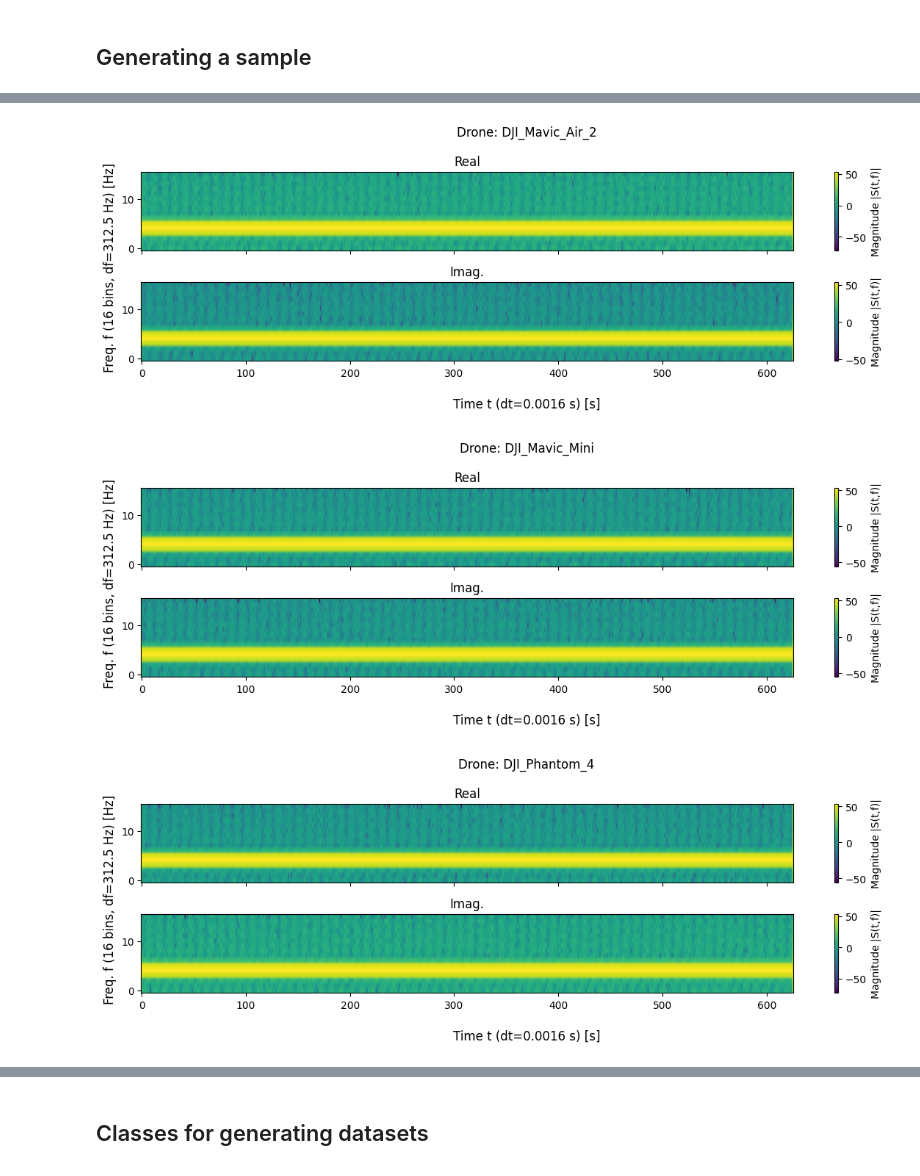
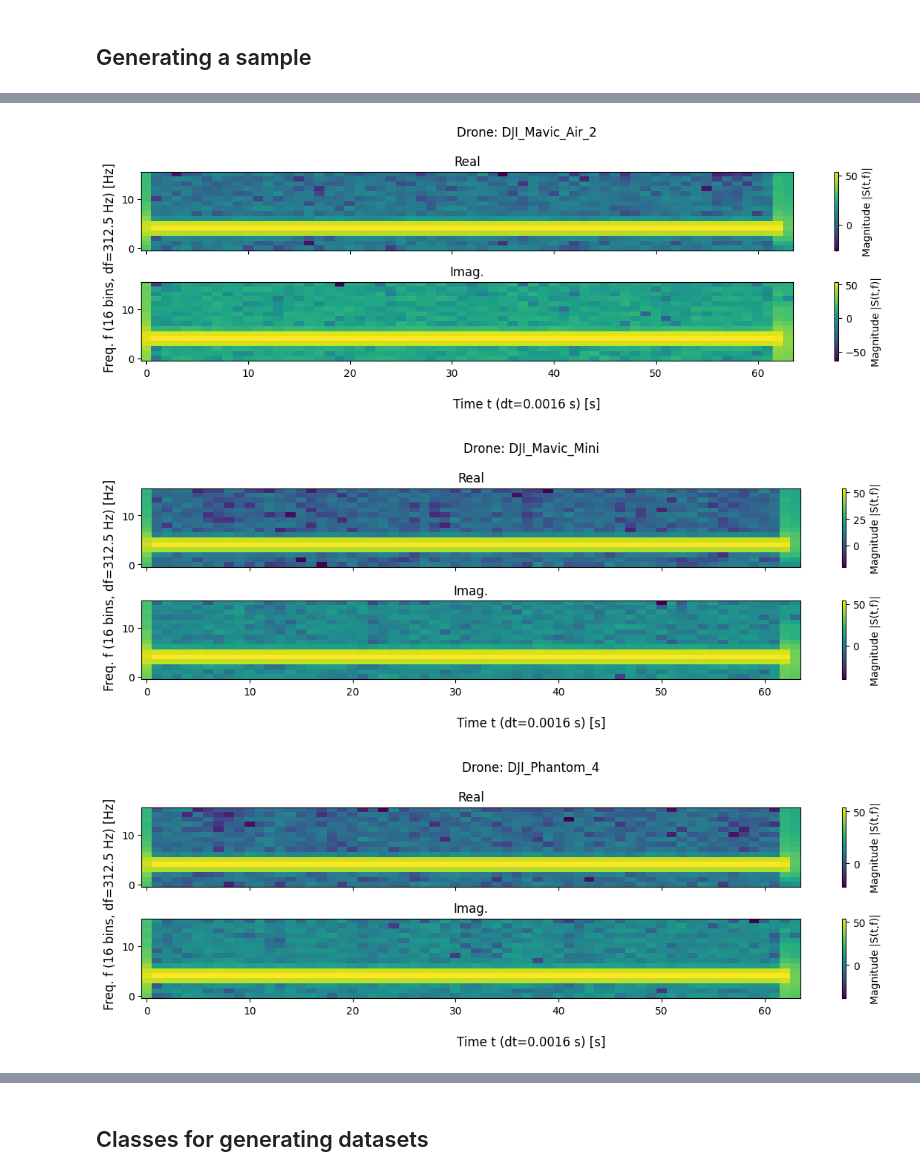
Before and after one commit to AdrianPanasiewicz/QML_for_radar_classification, a Jupyter notebook: Data/SyntheticDatasetGenerator.ipynb, the cells around one changed output, grey strips where cells are left out. Drawn from its saved outputs; the diff is of its cells as text; code cells hidden in the pictures.

```diff
--- a/Data/SyntheticDatasetGenerator.ipynb
+++ b/Data/SyntheticDatasetGenerator.ipynb
@@ -287,7 +287,7 @@ context = Context(
     A_r = 1,
     snr = 20,
     t_start = 0,
-    t_stop = 1,
+    t_stop = 0.1,
     dt = 0.0001
 )
 
@@ -309,10 +309,10 @@ context = Context(
     θ = np.pi/8,
     Φ_p = np.pi/8,
     A_r = 1,
-    snr = -15,
+    snr = -20,
     t_start = 0,
-    t_stop = 1,
-    dt = 0.001
+    t_stop = 0.1,
+    dt = 0.0001
 )
 
 awgn = AdditiveWhiteGaussianNoise()
@@ -325,3 +325,3 @@ for drone in drones_array:
-[figure, old version]
+[figure, new version]
-[figure, old version]
+[figure, new version]
-[figure, old version]
+[figure, new version]
```
Also changed, not shown: parts of 12 cells of this notebook, 4 other files.
